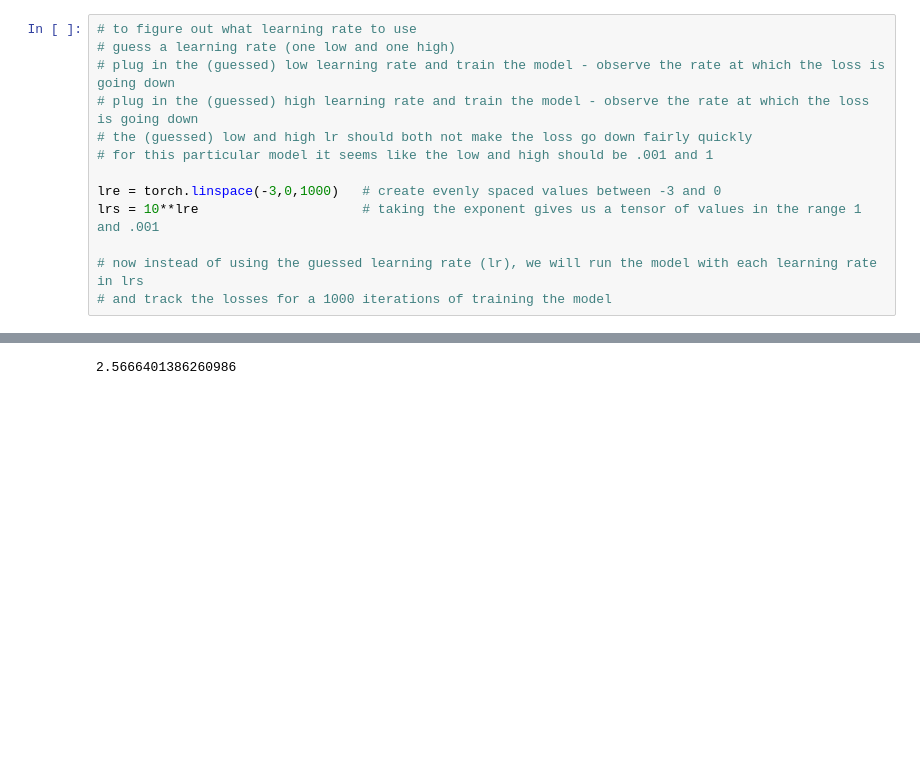
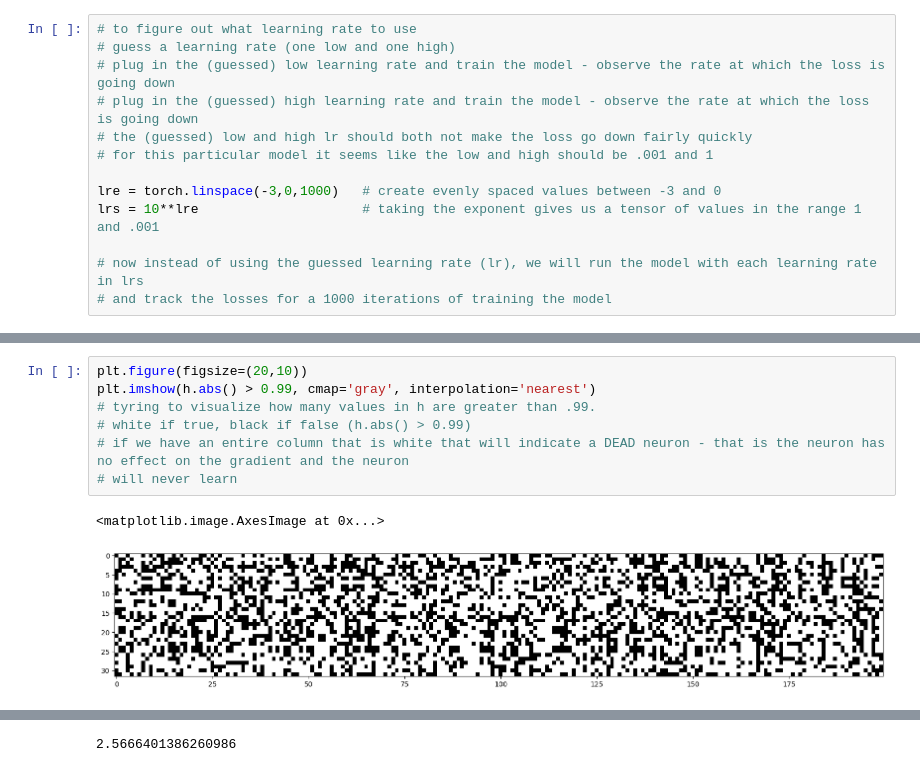
Before and after one commit to sganguly3000ai/makemore, a Jupyter notebook: makemore_03_01.ipynb, the cells around one changed output, grey strips where cells are left out. Saved outputs shown, nothing was run; the diff lists cells and outputs as text; blank space fills up the shorter version.

```diff
--- a/makemore_03_01.ipynb
+++ b/makemore_03_01.ipynb
@@ -176,3 +167,13 @@ for i in range(max_steps):
+# %%
+plt.figure(figsize=(20,10))
+plt.imshow(h.abs() > 0.99, cmap='gray', interpolation='nearest')
+# tyring to visualize how many values in h are greater than .99.
+# white if true, black if false (h.abs() > 0.99)
+# if we have an entire column that is white that will indicate a DEAD neuron - that is the neuron has no effect on the gradient and the neuron
+# will never learn
+# %% [output]
+<matplotlib.image.AxesImage at 0x...>
+[figure, added]
 # %%
 plt.plot(lossi)
 # %% [output]
```
Also changed, not shown: parts of 8 cells of this notebook.
